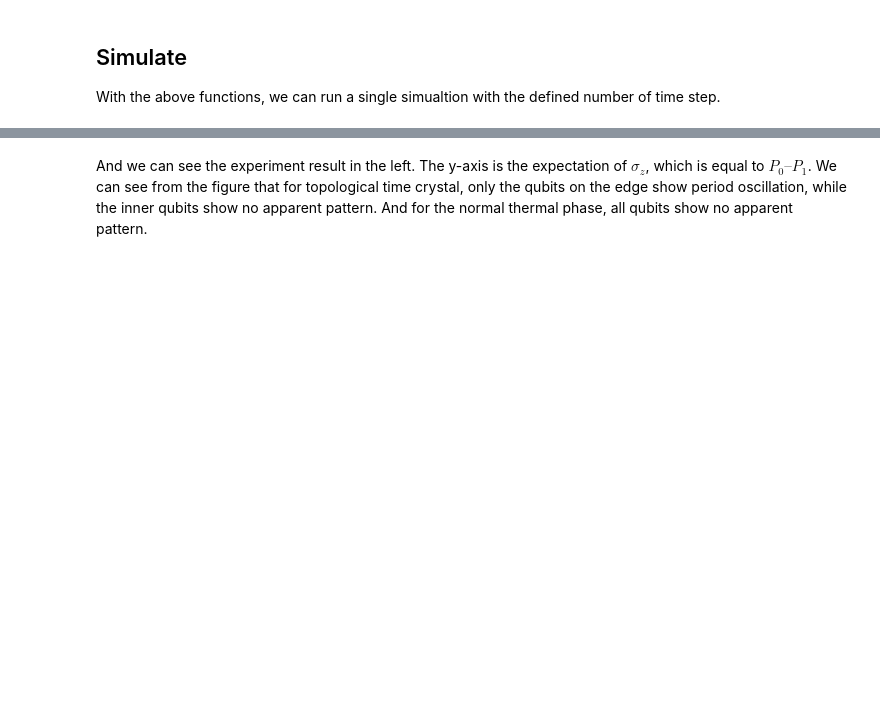
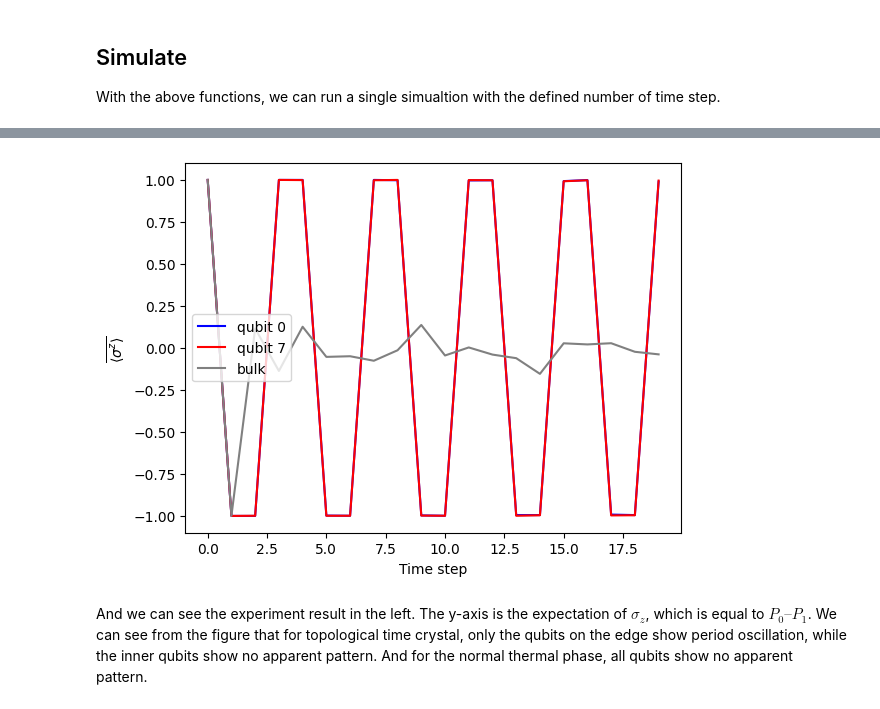
Before and after one commit to JanusQ/JanusQ, a Jupyter notebook: examples/5-2.simulate_time_crystal.ipynb, the cells around one changed output, grey strips where cells are left out. Cells and saved outputs as stored; diff of their text form; code cells hidden in the pictures; blank space fills up the shorter version.

Commit message:
add figure

```diff
--- a/examples/5-2.simulate_time_crystal.ipynb
+++ b/examples/5-2.simulate_time_crystal.ipynb
@@ -147,7 +201,7 @@ qc, reversed = build_circuit(2, Jk)
 shots = 100
 run_type = 'simulator'
 
-result_id = submit(circuit=qc, shots=shots, run_type=run_type, API_TOKEN='1')
+result_id = submit(circuit=qc, shots=shots, run_type=run_type)
 res = get_result(result_id['data']['result_id'], run_type=run_type)
 
 # calculate the expectation value
@@ -174,7 +237,7 @@ def collect_result(num_timestep, dis_pram, run_type, shots):
             # generate the parameter from uniform distribution
             Jk = uniform.rvs(0, dis_pram, size=num_qubits-2)
             qc, reversed = build_circuit(i, Jk)
-            result_id = submit(circuit=qc, shots=shots, run_type=run_type, API_TOKEN='1')
+            result_id = submit(circuit=qc, shots=shots, run_type=run_type)
             result = get_result(result_id['data']['result_id'], run_type=run_type)
             res_0 = expectation_value(result, 0, reversed)
             mid = 0
@@ -192,19 +255,20 @@ def collect_result(num_timestep, dis_pram, run_type, shots):
 # %%
 import matplotlib.pyplot as plt
 
 res = collect_result(20, dis_pram=2, run_type='simulator', shots=100)
-res_t = list(map(list, zip(*tmp)))
+res_t = list(map(list, zip(*res)))
 
 # plot the result
 plt.plot(res_t[0], color='b', label='qubit 0')
 plt.plot(res_t[1], color='r', label='qubit 7')
 plt.plot(res_t[2], color='grey', label='bulk')
 
-plt.cla()
 plt.xlabel('Time step')
 plt.ylabel(r'$\overline{\left\langle\sigma^z\right\rangle}$')
 plt.legend()
 plt.show()
+# %% [output]
+[figure, added]
 # %% [markdown]
 And we can see the experiment result in the left. The y-axis is the expectation of $\sigma_z$, which is equal to $P_0 – P_1$. We can see from the figure that for topological time crystal, only the qubits on the edge show period oscillation, while the inner qubits show no apparent pattern. And for the normal thermal phase, all qubits show no apparent pattern.
 # %% [markdown]
```
Also changed, not shown: parts of 5 cells of this notebook.
